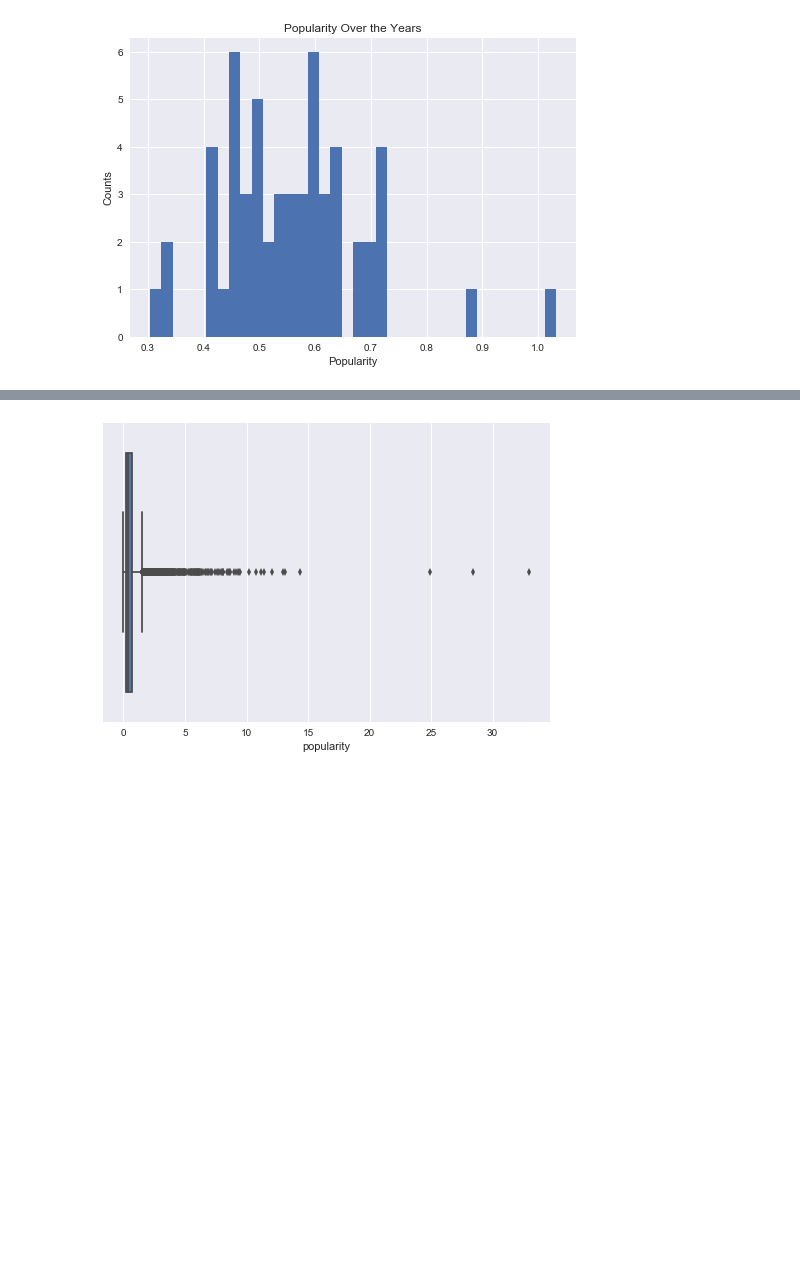
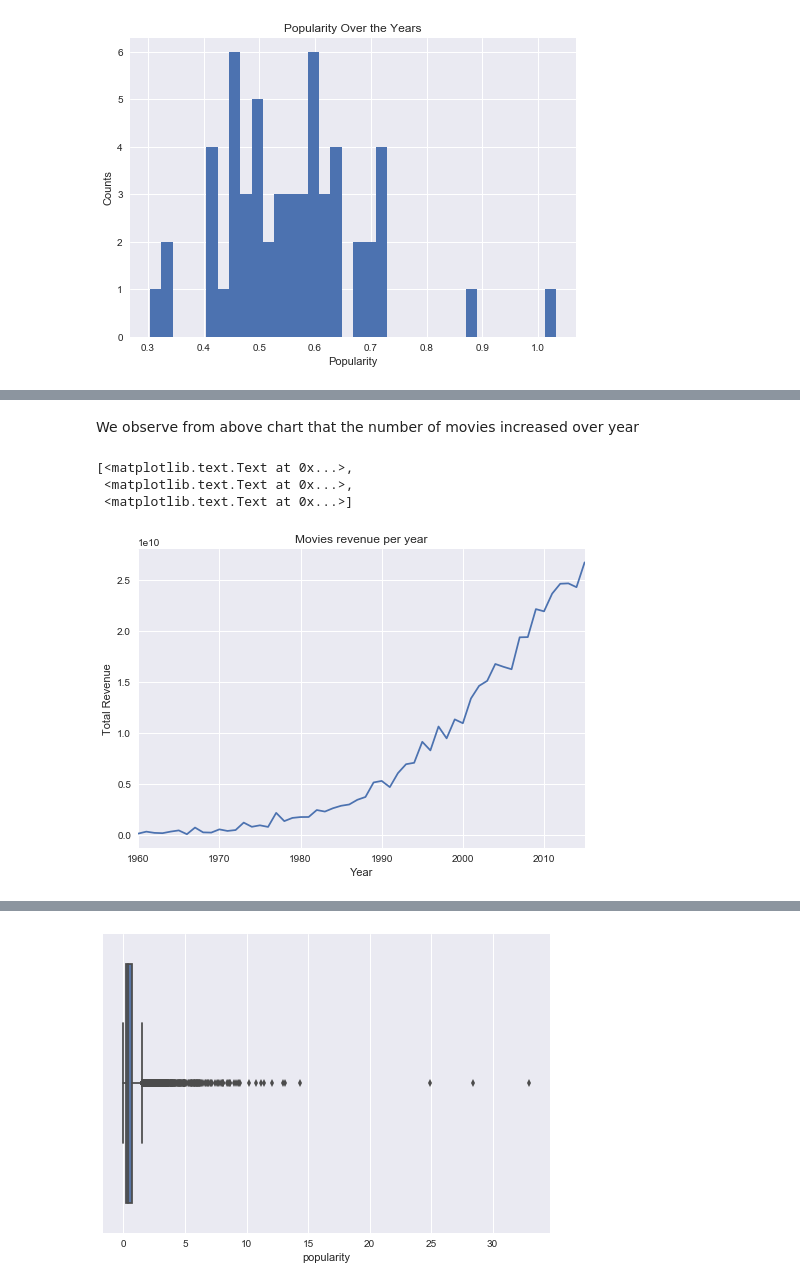
Before and after one commit to johirbuet/TMDBDataAnalysis, a Jupyter notebook: InvestigateTMDBData.ipynb, the cells around one changed output, grey strips where cells are left out. Cells and saved outputs as stored; diff of their text form; code cells hidden in the pictures; blank space fills up the shorter version.

```diff
--- a/InvestigateTMDBData.ipynb
+++ b/InvestigateTMDBData.ipynb
@@ -386,0 +431,11 @@ plt.title('Popularity Over the Years');
+# %% [markdown]
+We observe from above chart that the number of movies increased over year
+# %%
+movies_per_year = data_imdb.groupby('release_year').sum()
+ax = movies_per_year['revenue'].plot.line()
+ax.set(title = 'Movies revenue per year',xlabel = 'Year',ylabel = 'Total Revenue')
+# %% [output]
+[<matplotlib.text.Text at 0x...>,
+ <matplotlib.text.Text at 0x...>,
+ <matplotlib.text.Text at 0x...>]
+[figure, added]
```
Also changed, not shown: parts of 10 cells of this notebook.
